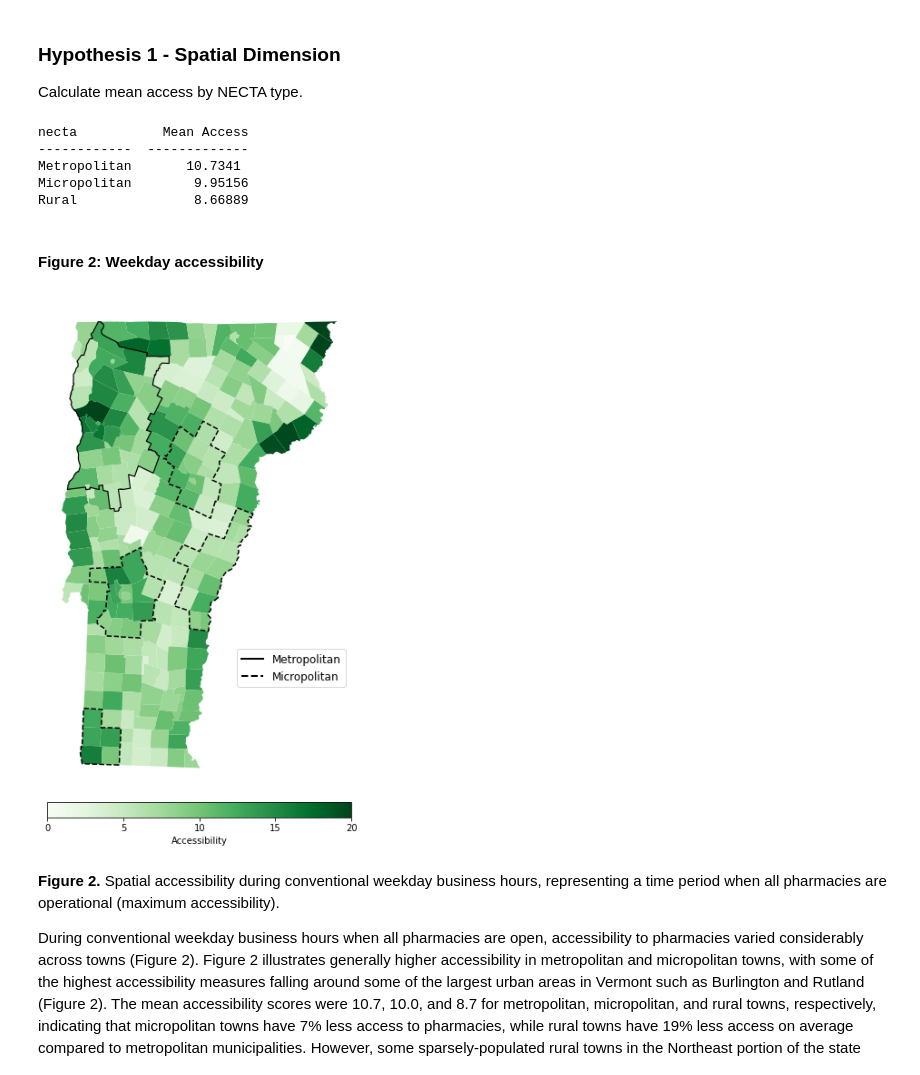
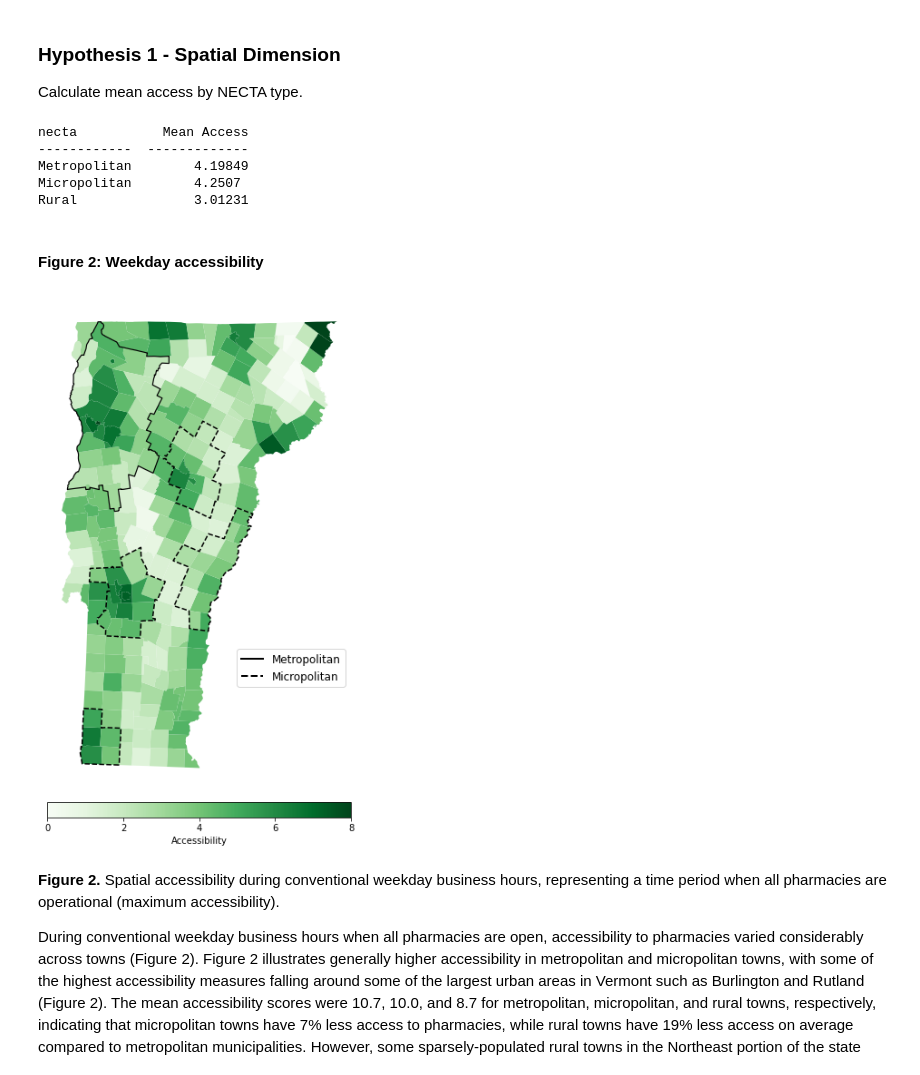
Before and after one commit to HEGSRR/OR-VT-Pharmacy, a Jupyter notebook: procedure/code/01_Pharmacy_Accessibility.ipynb, the cells around one changed output. Drawn from its saved outputs; the diff is of its cells as text; code cells hidden in the pictures.

```diff
--- a/procedure/code/01_Pharmacy_Accessibility.ipynb
+++ b/procedure/code/01_Pharmacy_Accessibility.ipynb
@@ -747,12 +712,12 @@ The service-to-population ratios for each fragment must be multiplied by the cor
 # %%
 # Calculate weighted service to population ratio for each slice of time (weight correspond to distance from the pharmacy still)
-frag_join['sp_weighted_w'] =  frag_join['sp_ratio_week'] * frag_join['weight']
-frag_join['sp_weighted_s'] =  frag_join['sp_ratio_sat'] * frag_join['weight']
-frag_join['sp_weighted_su'] =  frag_join['sp_ratio_sun'] * frag_join['weight']
+frag_join['sp_weighted_w'] =  frag_join['sp_ratio_week'] * frag_join['value']
+frag_join['sp_weighted_s'] =  frag_join['sp_ratio_sat'] * frag_join['value']
+frag_join['sp_weighted_su'] =  frag_join['sp_ratio_sun'] * frag_join['value']
 
 def calculate_weighted_sp_ratios(frag_join, day_type):
     for hour in range(7, 24):
-        frag_join[f'sp_weighted_{hour}{day_type}'] = frag_join[f'sp_ratio_{hour}{day_type}'] * frag_join['weight']
+        frag_join[f'sp_weighted_{hour}{day_type}'] = frag_join[f'sp_ratio_{hour}{day_type}'] * frag_join['value']
 
 # Weekday
 calculate_weighted_sp_ratios(frag_join, 'week')
@@ -928,15 +901,18 @@ print(table_1)
 # %% [output]
 necta           Mean Access
 ------------  -------------
-Metropolitan       10.7341
-Micropolitan        9.95156
-Rural               8.66889
+Metropolitan        4.19849
+Micropolitan        4.2507
+Rural               3.01231
 # %% [markdown]
 #### Figure 2: Weekday accessibility
 # %%
+# set global maximum for mapping accessibility scores
+maxacc = 8
+
 # Map of weekday pharmacy accessibility
 fig2, ax = plt.subplots(figsize=(12, 12), facecolor = 'white')
-mapping_df.plot(column='access_w', cmap='Greens', legend = False, ax=ax, vmax=20)
+mapping_df.plot(column='access_w', cmap='Greens', legend = False, ax=ax, vmax=maxacc)
 
 # Dissolve the geometries for each group to merge adjacent polygons
 metropolitan_df = mapping_df[mapping_df['necta'] == 'Metropolitan']
@@ -946,36 +922,36 @@ metropolitan_boundary = metropolitan_df.dissolve(by='necta')['geometry'].boundar
 micropolitan_boundary = micropolitan_df.dissolve(by='necta')['geometry'].boundary
 
 # Plot exterior boundaries of the 'Metropolitan NECTA' group
 metropolitan_boundary.plot(ax=ax, color='black', linewidth=1.2)
 
 # Plot exterior boundaries of the 'Micropolitan NECTA' group
 micropolitan_boundary.plot(ax=ax, color='black',linestyle = "dashed", linewidth=1.5)
 
 legend_elements = [
     Line2D([0], [0], color='black', lw=2, label='Metropolitan'),
     Line2D([0], [0], color='black', linestyle = 'dashed',lw=2, label='Micropolitan')
 ]
 ax.legend(handles=legend_elements, loc='lower right', fontsize=12, bbox_to_anchor=(1,.2))
-colorbar = plt.cm.ScalarMappable(cmap='Greens', norm=plt.Normalize(vmin=0, vmax=20))
+colorbar = plt.cm.ScalarMappable(cmap='Greens', norm=plt.Normalize(vmin=0, vmax=maxacc))
 
 #fig.patch.set_edgecolor('black') #Border
 #fig.patch.set_linewidth(2)
 #plt.subplots_adjust(right = .9, top = .9)
 
 # Colorbar settings
 cbar = plt.colorbar(colorbar, shrink = .5, pad=.02, label = 'Accessibility', location="bottom")
-cbar.set_ticks([0, 5, 10, 15, 20])
+cbar.set_ticks([0, 2, 4, 6, 8])
 
 #plt.title(label = 'Pharmacy Accessibility during Conventional \n Weekday Business Hours',
           #fontsize=13)
 
 plt.axis('off')
 plt.show()
 
 # Save figure
 fig2.savefig("./results/figures/figure2.jpg", dpi=300)
 # %% [output]
-[figure, old version]
+[figure, new version]
 # %% [markdown]
 **Figure 2.** Spatial accessibility during conventional weekday business hours, representing a time period when all pharmacies are operational (maximum accessibility).
 
```
Also changed, not shown: parts of 30 cells of this notebook, 11 other files.
